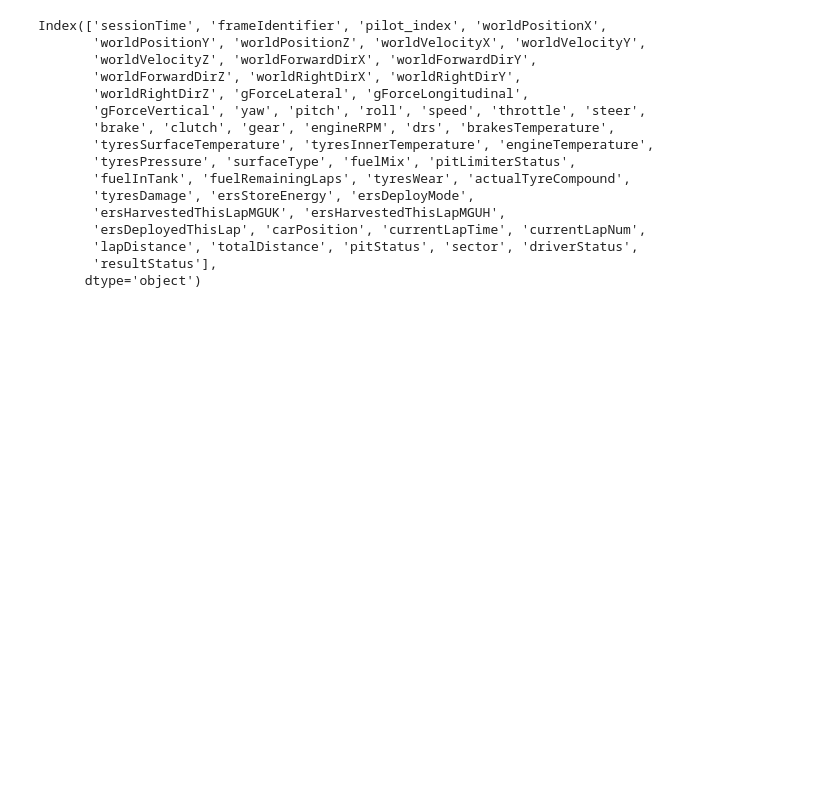
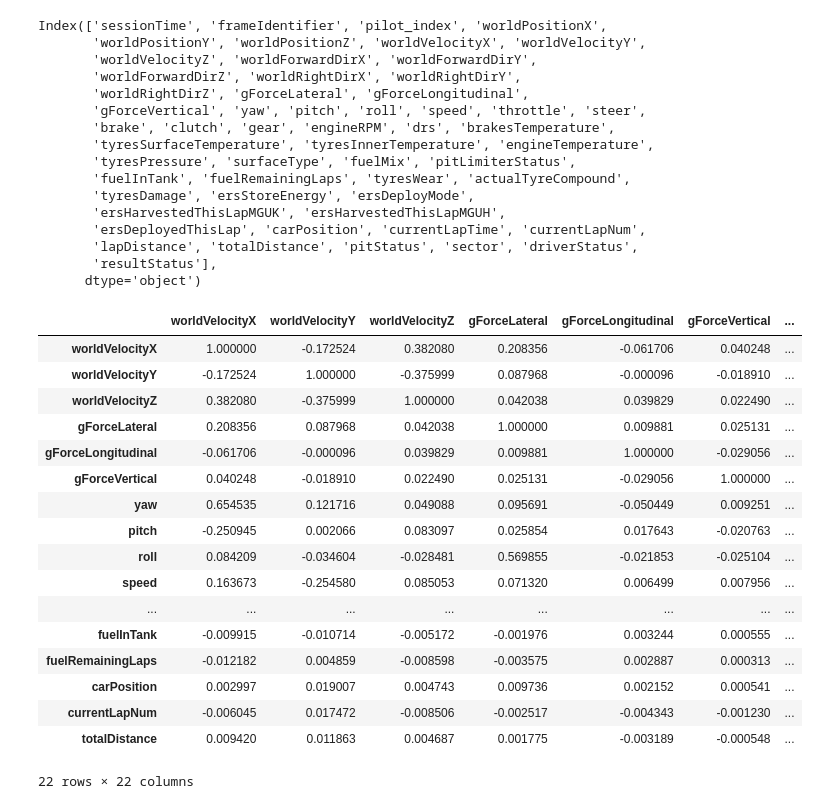
Before and after one commit to rbpowellGA/F1_race_data, a Jupyter notebook: notebooks/analysis.ipynb, the cells around one changed output. Cells and saved outputs as stored; diff of their text form; code cells hidden in the pictures; blank space fills up the shorter version.

```diff
--- a/notebooks/analysis.ipynb
+++ b/notebooks/analysis.ipynb
@@ -37,3 +37,34 @@ Index(['sessionTime', 'frameIdentifier', 'pilot_index', 'worldPositionX',
        'lapDistance', 'totalDistance', 'pitStatus', 'sector', 'driverStatus',
        'resultStatus'],
       dtype='object')
+# %%
+## Grabbing columns that I want in .corr()
+
+tm145_1 = tm145[['worldVelocityX', 'worldVelocityY',
+       'worldVelocityZ', 'gForceLateral', 'gForceLongitudinal',
+       'gForceVertical', 'yaw', 'pitch', 'roll', 'speed', 'throttle', 'steer',
+       'brake', 'clutch', 'gear', 'engineRPM', 'brakesTemperature',
+       'tyresSurfaceTemperature', 'tyresInnerTemperature', 'engineTemperature',
+       'tyresPressure', 'surfaceType', 'fuelInTank', 'fuelRemainingLaps', 'tyresWear',
+       'carPosition', 'currentLapNum', 'totalDistance']]#corr(numeric_only=True)
+
+tm145_1.corr(numeric_only=True)
+# %% [output]
+|  | worldVelocityX | worldVelocityY | worldVelocityZ | gForceLateral | gForceLongitudinal | gForceVertical | ... |
+| worldVelocityX | 1.000000 | -0.172524 | 0.382080 | 0.208356 | -0.061706 | 0.040248 | ... |
+| worldVelocityY | -0.172524 | 1.000000 | -0.375999 | 0.087968 | -0.000096 | -0.018910 | ... |
+| worldVelocityZ | 0.382080 | -0.375999 | 1.000000 | 0.042038 | 0.039829 | 0.022490 | ... |
+| gForceLateral | 0.208356 | 0.087968 | 0.042038 | 1.000000 | 0.009881 | 0.025131 | ... |
+| gForceLongitudinal | -0.061706 | -0.000096 | 0.039829 | 0.009881 | 1.000000 | -0.029056 | ... |
+| gForceVertical | 0.040248 | -0.018910 | 0.022490 | 0.025131 | -0.029056 | 1.000000 | ... |
+| yaw | 0.654535 | 0.121716 | 0.049088 | 0.095691 | -0.050449 | 0.009251 | ... |
+| pitch | -0.250945 | 0.002066 | 0.083097 | 0.025854 | 0.017643 | -0.020763 | ... |
+| roll | 0.084209 | -0.034604 | -0.028481 | 0.569855 | -0.021853 | -0.025104 | ... |
+| speed | 0.163673 | -0.254580 | 0.085053 | 0.071320 | 0.006499 | 0.007956 | ... |
+| ... | ... | ... | ... | ... | ... | ... | ... |
+| fuelInTank | -0.009915 | -0.010714 | -0.005172 | -0.001976 | 0.003244 | 0.000555 | ... |
+| fuelRemainingLaps | -0.012182 | 0.004859 | -0.008598 | -0.003575 | 0.002887 | 0.000313 | ... |
+| carPosition | 0.002997 | 0.019007 | 0.004743 | 0.009736 | 0.002152 | 0.000541 | ... |
+| currentLapNum | -0.006045 | 0.017472 | -0.008506 | -0.002517 | -0.004343 | -0.001230 | ... |
+| totalDistance | 0.009420 | 0.011863 | 0.004687 | 0.001775 | -0.003189 | -0.000548 | ... |
+22 rows × 22 columns
```
Also changed, not shown: parts of 5 cells of this notebook.
